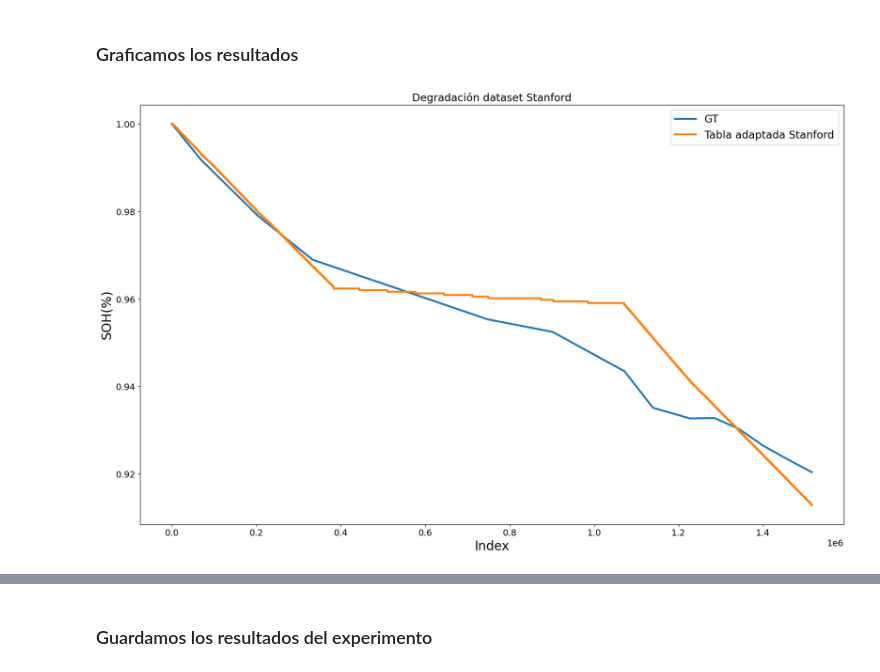
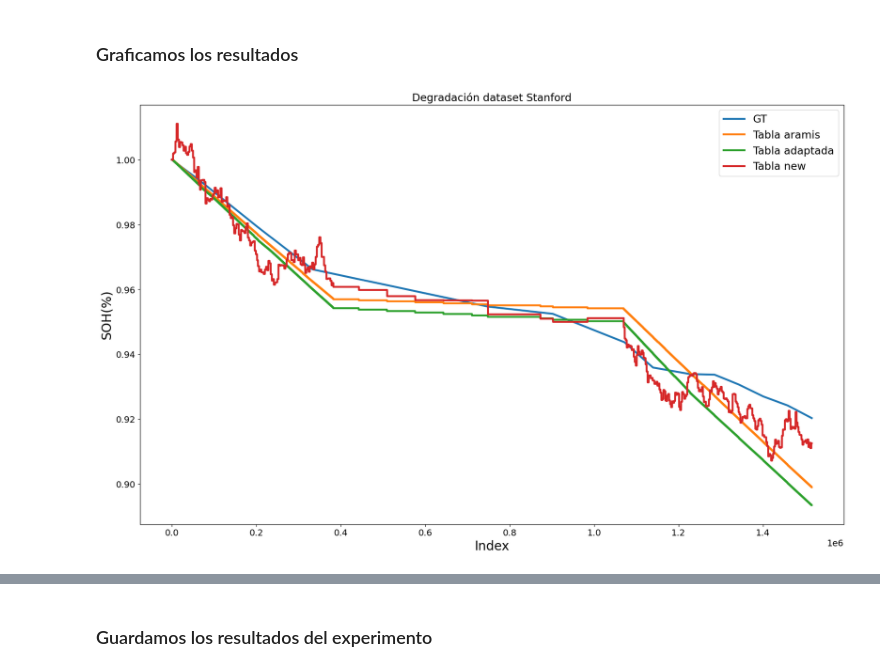
Before and after one commit to AXS-Rose/degradation_model, a Jupyter notebook: soh_methods_stanford.ipynb, the cells around one changed output, grey strips where cells are left out. Drawn from its saved outputs; the diff is of its cells as text; code cells hidden in the pictures.

Commit message:
Implementación modelo  con tabla de proporciones, con temperatura e incertidumbre

```diff
--- a/soh_methods_stanford.ipynb
+++ b/soh_methods_stanford.ipynb
@@ -13,15 +13,12 @@ import csv
 # %%
 # Obtenemos el ground truth
-gt_path = "C:/Users/Bruno/OneDrive - Universidad de Chile/BGMG/CASE/Datasets/Dataset Stanford/W10/W9_diagnostics.csv"
-gt_path_values = pd.read_csv(gt_path)
-gt_path_values = gt_path_values.values
+path = "C:/Users/Bruno/OneDrive - Universidad de Chile/BGMG/CASE/git_repositories/degradation_model/uncertainty_characterization/stanford_cell_SOH.csv"
+SOH_gt_df = pd.read_csv(path,delimiter=';',)
+SOH_gt_df = SOH_gt_df.drop(index=0).reset_index(drop=True)
 
 path = os.path.join('C:/Users/Bruno/Dropbox','Dataset Stanford', 'W10')
 files = os.listdir(path)
 files.sort(key=lambda x: int(x[1 : x.find(".")]))
-# files.remove('C7.csv')
 
-# Combine files and soh values into a df
-data_values = [[file, SOH] for file, SOH in zip(files, gt_path_values[1:])]
-column_names = ['file', 'SOH']
-gt_df = pd.DataFrame(data_values, columns=column_names)
+SOH_gt_df["files"] = files
+SOH_gt_df
@@ -65,10 +60,9 @@ acc_subc = 0
 for idx,subcycle in enumerate(subcycles):
     eq_cycle = subcycle*(SR/SR_0)
     acc_subc += eq_cycle
-    EOL_0 = gt_df["SOH"].values[idx][0]
+    EOL_0 = SOH_gt_df["W9"].values[idx]
     eta_0 = EOL_0**(1/acc_subc)
     eq_cycle08 = 1/log_a(0.8,eta_0)
     EQ_cycles.append(eq_cycle08)
 
-gt_df["eq_cycles08"] = EQ_cycles
-gt_df
+SOH_gt_df["eq_cycles08_W9"] = EQ_cycles
@@ -206,18 +138,3 @@ celda: f_adap adaptada
-# %%
-# Obtenemos el ground truth
-gt_path = "C:/Users/Bruno/OneDrive - Universidad de Chile/BGMG/CASE/Datasets/Dataset Stanford/W10/W9_diagnostics.csv"
-gt_path_values = pd.read_csv(gt_path)
-gt_path_values = gt_path_values.values
-
-path = os.path.join('C:/Users/Bruno/Dropbox','Dataset Stanford', 'W10')
-files = os.listdir(path)
-files.sort(key=lambda x: int(x[1 : x.find(".")]))
-# files.remove('C7.csv')
-
-# Combine files and soh values into a df
-data_values = [[file, SOH] for file, SOH in zip(files, gt_path_values[1:])]
-column_names = ['file', 'SOH']
-gt_df = pd.DataFrame(data_values, columns=column_names)
 # %% [markdown]
 ### Ejecutamos el modelo de degradación
 # %%
@@ -325,28 +277,27 @@ eta normal:  [0.99974953]  aplicado
 # %%
 # lineal = lineal_SoH_values[::100]
 # aramis = eqcycle_SoH_values_aramis[::100]
+aramis = eqcycle_SoH_values_aramis[::100]
 adap = eqcycle_SoH_values_adap[::100]
+new = eqcycle_SoH_values_new[::100]
 # lineal = eqcycle_SoH_values_lineal[::100]
 # subcnom = subcnom_SoH_values[::100]
 # subc = subc_SoH_values[::100]
 # %%
 plt.figure(figsize=(20, 12))
 
 plt.plot(gt_soh_idx,gt_soh_values, label="GT")
-# plt.plot(lineal, label='Metodo lineal')
-# plt.plot(maxmin, label='Metodo maxmin')
-# plt.plot(aramis, label='Tabla original Aramis')
-plt.plot(adap, label='Tabla adaptada Stanford')
-# plt.plot(lineal, label='Tabla lineal')
-# plt.plot(subc, label='Actualización por subciclo')
+plt.plot(aramis, label='Tabla aramis')
+plt.plot(adap, label='Tabla adaptada')
+plt.plot(new, label='Tabla new')
 
 plt.title("Degradación dataset Stanford")
 plt.xlabel("Index")
 plt.ylabel("SOH(%)")
 plt.legend()
 plt.show()
 # %% [output]
-[figure, old version]
+[figure, new version]
 # %%
 error = gt_soh_values[-1] - adap[-1]
 np.round(error*100,2)
```
Also changed, not shown: parts of 13 cells of this notebook, 7 other files.
